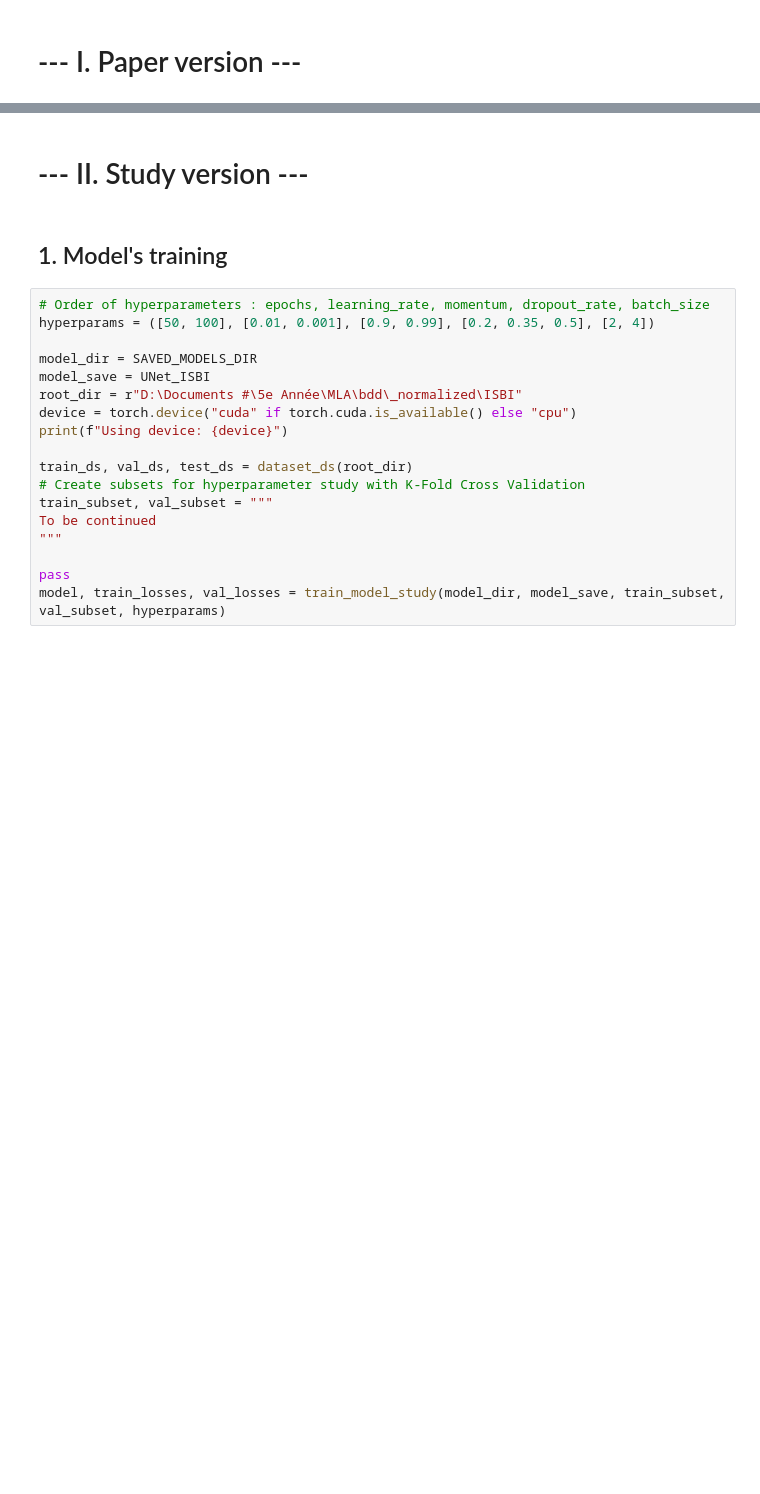
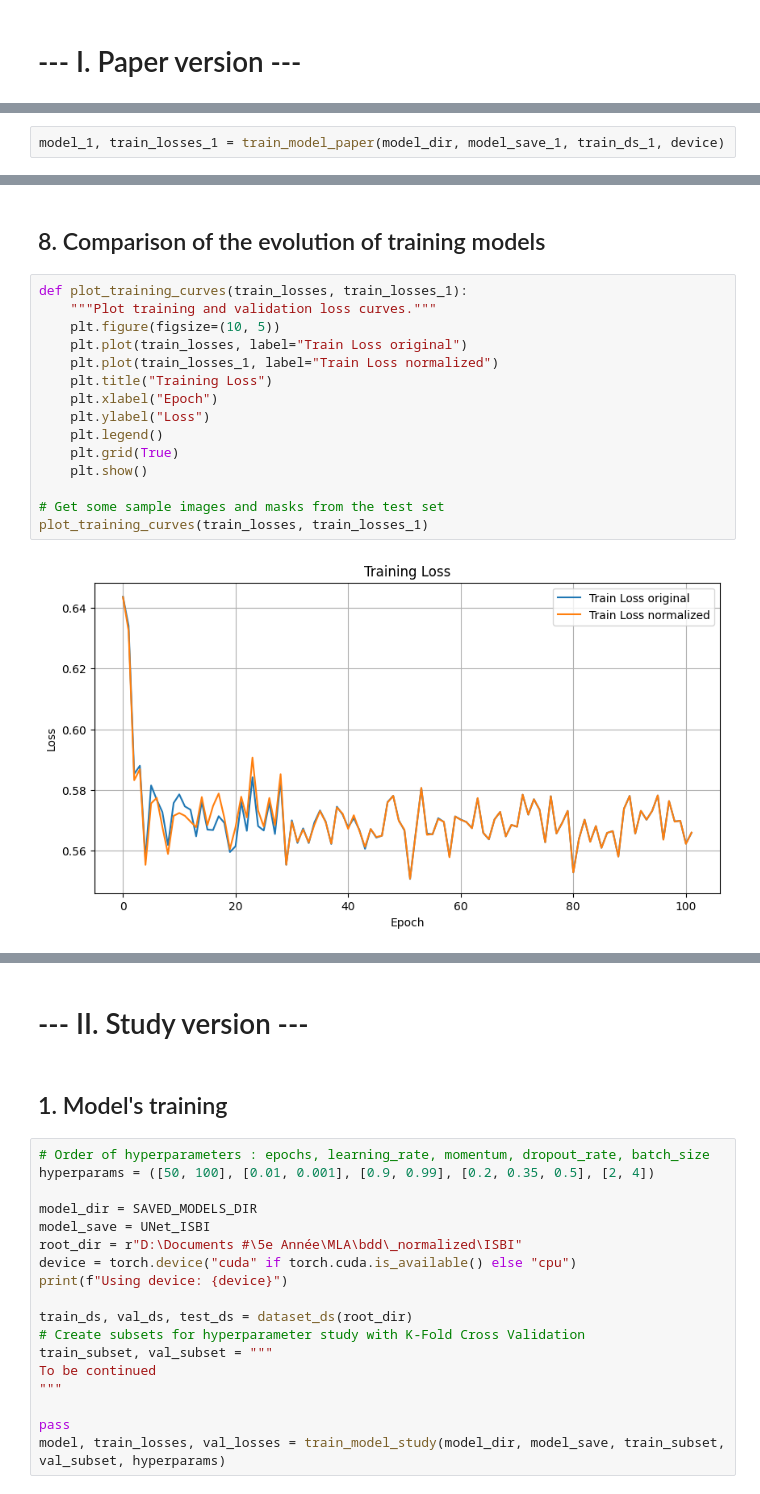
Before and after one commit to A0404/MLA_UNet, a Jupyter notebook: notebooks/notebook.ipynb, the cells around one changed output, grey strips where cells are left out. Cells and saved outputs as stored; diff of their text form; blank space fills up the shorter version.

```diff
--- a/notebooks/notebook.ipynb
+++ b/notebooks/notebook.ipynb
@@ -116,0 +156,2 @@ IoU Score:     0.7713
+# %%
+model_1, train_losses_1 = train_model_paper(model_dir, model_save_1, train_ds_1, device)
@@ -116,0 +176,19 @@ IoU Score:     0.7713
+# %% [markdown]
+## 8. Comparison of the evolution of training models
+# %%
+def plot_training_curves(train_losses, train_losses_1):
+    """Plot training and validation loss curves."""
+    plt.figure(figsize=(10, 5))
+    plt.plot(train_losses, label="Train Loss original")
+    plt.plot(train_losses_1, label="Train Loss normalized")
+    plt.title("Training Loss")
+    plt.xlabel("Epoch")
+    plt.ylabel("Loss")
+    plt.legend()
+    plt.grid(True)
+    plt.show()
+
+# Get some sample images and masks from the test set
+plot_training_curves(train_losses, train_losses_1)
+# %% [output]
+[figure, added]
```
Also changed, not shown: parts of 20 cells of this notebook, 7 other files.
